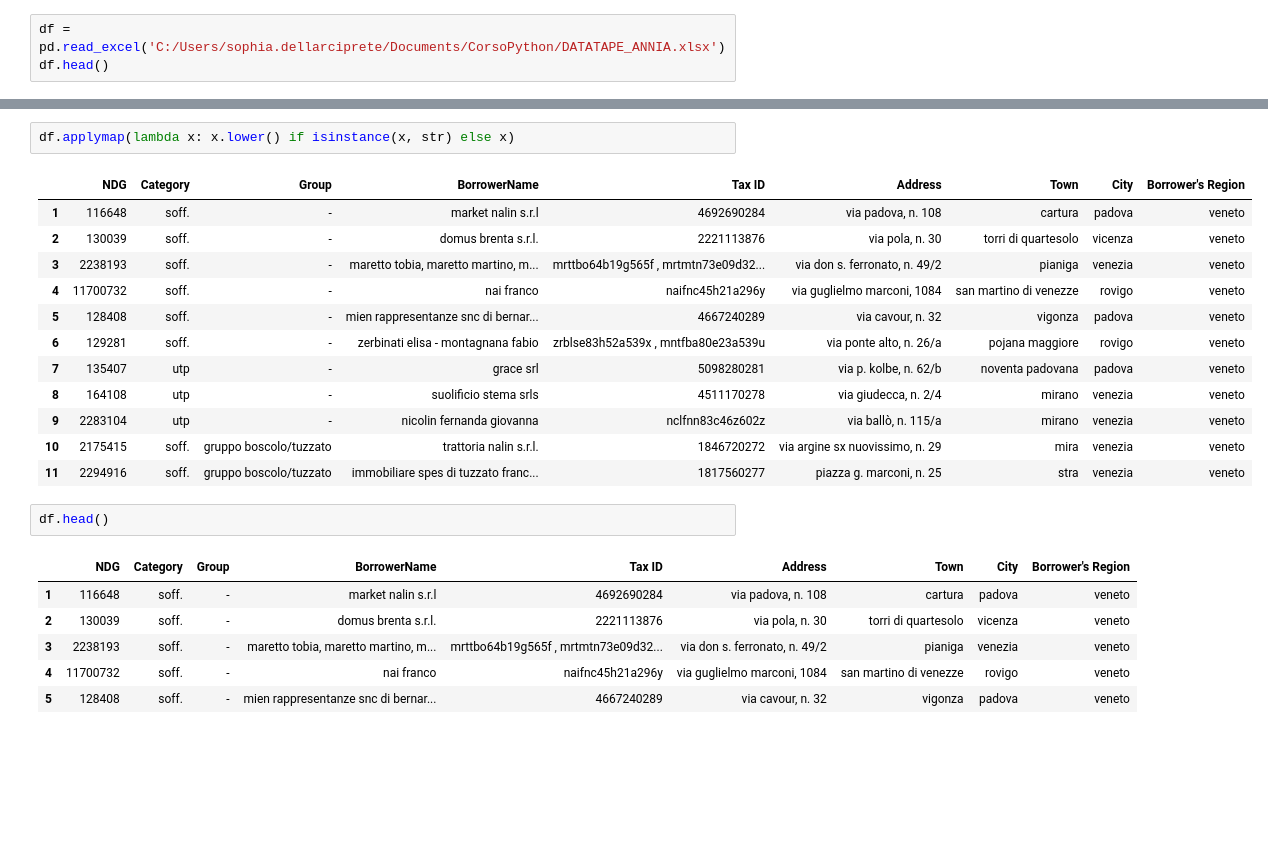
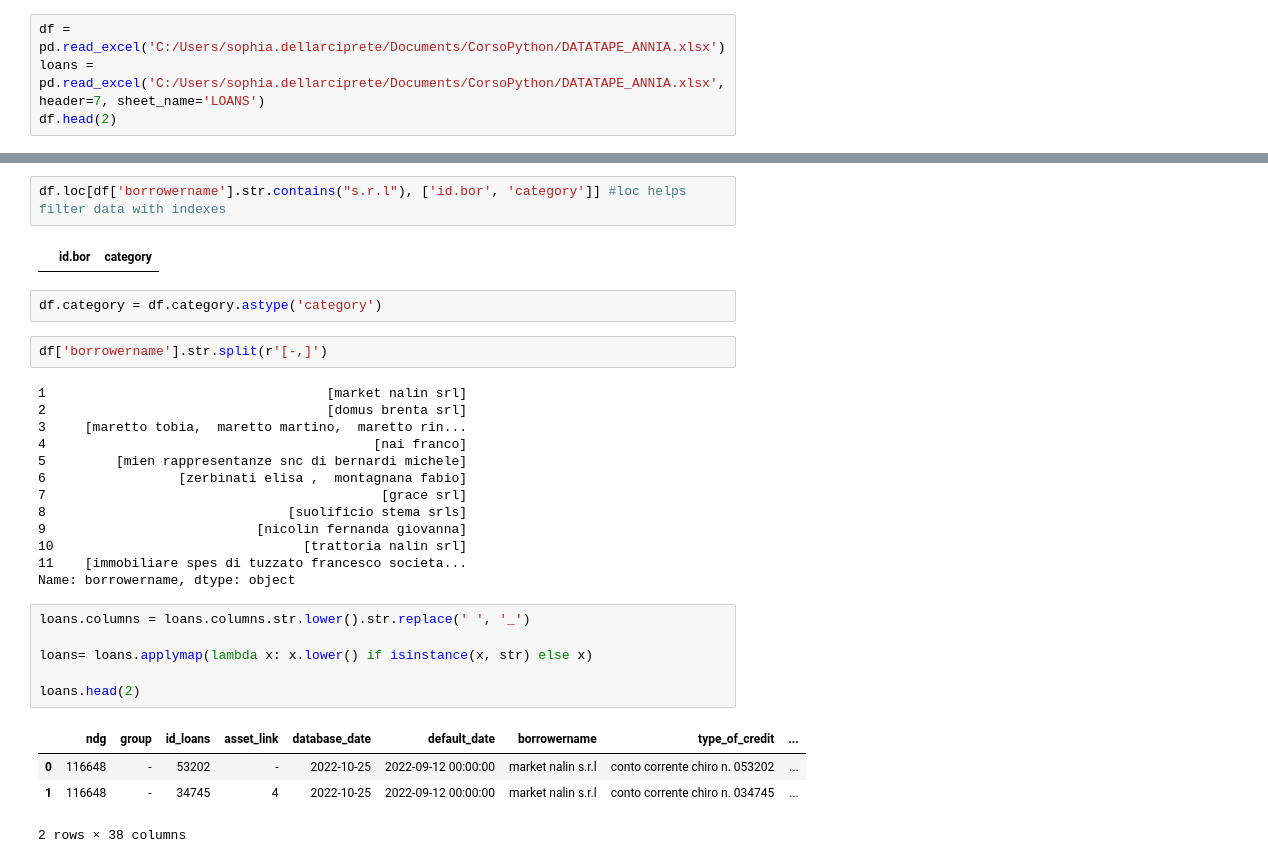
Before and after one commit to sdelliq/firstPython, a Jupyter notebook: test.ipynb, the cells around one changed output, grey strips where cells are left out. Saved outputs shown, nothing was run; the diff lists cells and outputs as text; blank space fills up the shorter version.

```diff
--- a/test.ipynb
+++ b/test.ipynb
@@ -3,6 +4,7 @@ import pandas as pd
 # %%
 df = pd.read_excel('C:/Users/sophia.dellarciprete/Documents/CorsoPython/DATATAPE_ANNIA.xlsx')
-df.head()
+loans = pd.read_excel('C:/Users/sophia.dellarciprete/Documents/CorsoPython/DATATAPE_ANNIA.xlsx', header=7, sheet_name='LOANS')
+df.head(2)
 # %% [output]
 |  | Unnamed: 0 | Unnamed: 1 | Unnamed: 2 | Unnamed: 3 | Unnamed: 4 | Unnamed: 5 | Unnamed: 6 | Unnamed: 7 | ... |
 | 0 | NDG | Category | Group | BorrowerName | Tax ID | Address | Town | City | ... |
@@ -24,24 +111,32 @@ df.head()
+# %%
+df.loc[df['borrowername'].str.contains("s.r.l"), ['id.bor', 'category']] #loc helps filter data with indexes
+# %% [output]
+|  | id.bor | category |
+# %%
+df.category = df.category.astype('category')
+# %%
+df['borrowername'].str.split(r'[-,]')
+# %% [output]
+1                                    [market nalin srl]
+2                                    [domus brenta srl]
+3     [maretto tobia,  maretto martino,  maretto rin...
+4                                          [nai franco]
+5         [mien rappresentanze snc di bernardi michele]
+6                 [zerbinati elisa ,  montagnana fabio]
+7                                           [grace srl]
+8                               [suolificio stema srls]
+9                           [nicolin fernanda giovanna]
+10                                [trattoria nalin srl]
+11    [immobiliare spes di tuzzato francesco societa...
+Name: borrowername, dtype: object
 # %%
-df.applymap(lambda x: x.lower() if isinstance(x, str) else x)
+loans.columns = loans.columns.str.lower().str.replace(' ', '_')
+
+loans= loans.applymap(lambda x: x.lower() if isinstance(x, str) else x)
+
+loans.head(2)
 # %% [output]
-|  | NDG | Category | Group | BorrowerName | Tax ID | Address | Town | City | Borrower's Region |
-| 1 | 116648 | soff. | - | market nalin s.r.l | 4692690284 | via padova, n. 108 | cartura | padova | veneto |
-| 2 | 130039 | soff. | - | domus brenta s.r.l. | 2221113876 | via pola, n. 30 | torri di quartesolo | vicenza | veneto |
-| 3 | 2238193 | soff. | - | maretto tobia, maretto martino, m... | mrttbo64b19g565f , mrtmtn73e09d32... | via don s. ferronato, n. 49/2 | pianiga | venezia | veneto |
-| 4 | 11700732 | soff. | - | nai franco | naifnc45h21a296y | via guglielmo marconi, 1084 | san martino di venezze | rovigo | veneto |
-| 5 | 128408 | soff. | - | mien rappresentanze snc di bernar... | 4667240289 | via cavour, n. 32 | vigonza | padova | veneto |
-| 6 | 129281 | soff. | - | zerbinati elisa - montagnana fabio | zrblse83h52a539x , mntfba80e23a539u | via ponte alto, n. 26/a | pojana maggiore | rovigo | veneto |
-| 7 | 135407 | utp | - | grace srl | 5098280281 | via p. kolbe, n. 62/b | noventa padovana | padova | veneto |
-| 8 | 164108 | utp | - | suolificio stema srls | 4511170278 | via giudecca, n. 2/4 | mirano | venezia | veneto |
-| 9 | 2283104 | utp | - | nicolin fernanda giovanna | nclfnn83c46z602z | via ballò, n. 115/a | mirano | venezia | veneto |
-| 10 | 2175415 | soff. | gruppo boscolo/tuzzato | trattoria nalin s.r.l. | 1846720272 | via argine sx nuovissimo, n. 29 | mira | venezia | veneto |
-| 11 | 2294916 | soff. | gruppo boscolo/tuzzato | immobiliare spes di tuzzato franc... | 1817560277 | piazza g. marconi, n. 25 | stra | venezia | veneto |
+|  | ndg | group | id_loans | asset_link | database_date | default_date | borrowername | type_of_credit | ... |
+| 0 | 116648 | - | 53202 | - | 2022-10-25 | 2022-09-12 00:00:00 | market nalin s.r.l | conto corrente chiro n. 053202 | ... |
+| 1 | 116648 | - | 34745 | 4 | 2022-10-25 | 2022-09-12 00:00:00 | market nalin s.r.l | conto corrente chiro n. 034745 | ... |
+2 rows × 38 columns
-# %%
-df.head()
-# %% [output]
-|  | NDG | Category | Group | BorrowerName | Tax ID | Address | Town | City | Borrower's Region |
-| 1 | 116648 | soff. | - | market nalin s.r.l | 4692690284 | via padova, n. 108 | cartura | padova | veneto |
-| 2 | 130039 | soff. | - | domus brenta s.r.l. | 2221113876 | via pola, n. 30 | torri di quartesolo | vicenza | veneto |
-| 3 | 2238193 | soff. | - | maretto tobia, maretto martino, m... | mrttbo64b19g565f , mrtmtn73e09d32... | via don s. ferronato, n. 49/2 | pianiga | venezia | veneto |
-| 4 | 11700732 | soff. | - | nai franco | naifnc45h21a296y | via guglielmo marconi, 1084 | san martino di venezze | rovigo | veneto |
-| 5 | 128408 | soff. | - | mien rappresentanze snc di bernar... | 4667240289 | via cavour, n. 32 | vigonza | padova | veneto |
```
Also changed, not shown: parts of 39 cells of this notebook, 7 other files.
